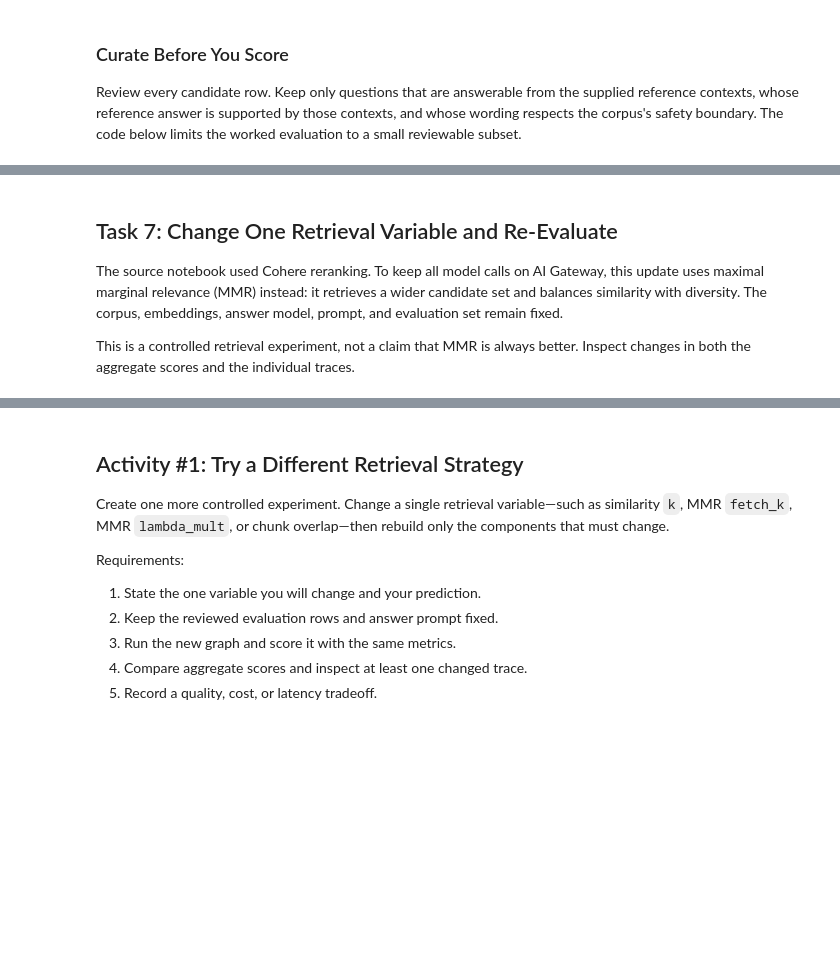
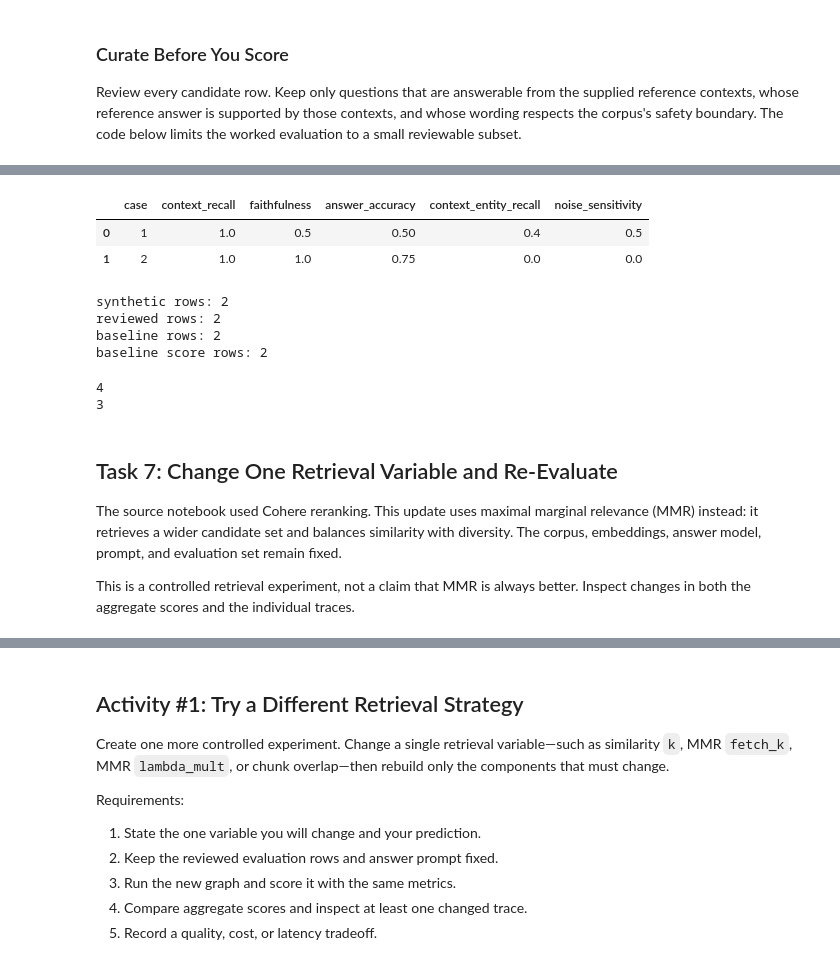
Before and after one commit to lillybak/AIEC.01, a Jupyter notebook: 06_Agentic_RAG_Evaluation/01_Metal_Price_Agent_Evaluation_Ragas_LangGraph.ipynb, the cells around one changed output, grey strips where cells are left out. Saved outputs shown, nothing was run; the diff lists cells and outputs as text; code cells hidden in the pictures; blank space fills up the shorter version.

```diff
--- a/06_Agentic_RAG_Evaluation/01_Metal_Price_Agent_Evaluation_Ragas_LangGraph.ipynb
+++ b/06_Agentic_RAG_Evaluation/01_Metal_Price_Agent_Evaluation_Ragas_LangGraph.ipynb
@@ -557,7 +657,28 @@ baseline_summary
+# %%
+baseline_scores
+# %% [output]
+|  | case | context_recall | faithfulness | answer_accuracy | context_entity_recall | noise_sensitivity |
+| 0 | 1 | 1.0 | 0.5 | 0.50 | 0.4 | 0.5 |
+| 1 | 2 | 1.0 | 1.0 | 0.75 | 0.0 | 0.0 |
+# %%
+print("synthetic rows:", len(synthetic_testset_df))
+print("reviewed rows:", len(reviewed_testset_df))
+print("baseline rows:", len(baseline_rows))
+print("baseline score rows:", len(baseline_scores))
+# %% [output]
+synthetic rows: 2
+reviewed rows: 2
+baseline rows: 2
+baseline score rows: 2
+# %%
+print(TESTSET_SIZE)
+print(EVAL_CASE_LIMIT)
+# %% [output]
+4
+3
 # %% [markdown]
 ## Task 7: Change One Retrieval Variable and Re-Evaluate
-
-The source notebook used Cohere reranking. To keep all model calls on AI Gateway, this update uses maximal marginal relevance (MMR) instead: it retrieves a wider candidate set and balances similarity with diversity. The corpus, embeddings, answer model, prompt, and evaluation set remain fixed.
+The source notebook used Cohere reranking. This update uses maximal marginal relevance (MMR) instead: it retrieves a wider candidate set and balances similarity with diversity. The corpus, embeddings, answer model, prompt, and evaluation set remain fixed.
 
 This is a controlled retrieval experiment, not a claim that MMR is always better. Inspect changes in both the aggregate scores and the individual traces.
 # %%
```
Also changed, not shown: parts of 25 cells of this notebook.
